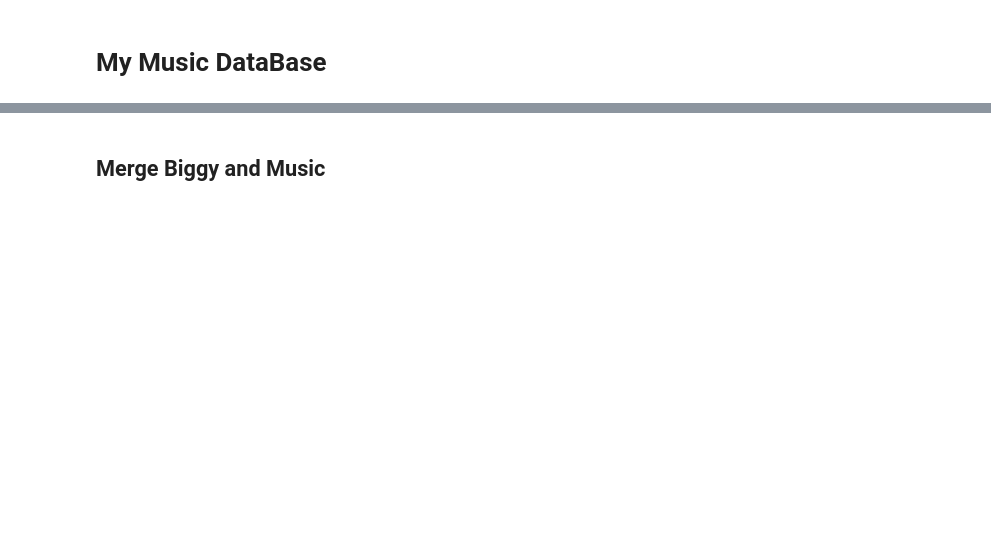
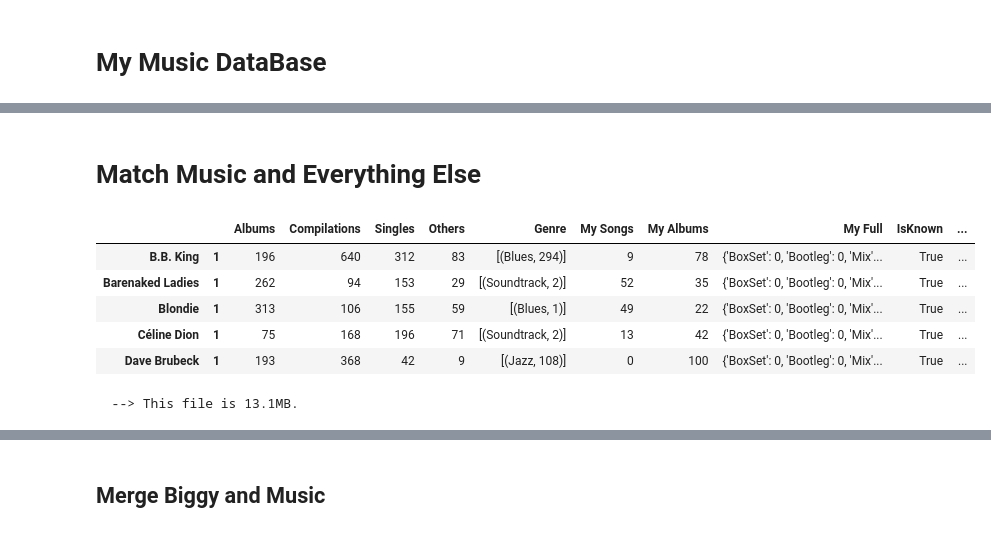
Before and after one commit to tgadf/music, a Jupyter notebook: Analysis.ipynb, the cells around one changed output, grey strips where cells are left out. Saved outputs shown, nothing was run; the diff lists cells and outputs as text; code cells hidden in the pictures; blank space fills up the shorter version.

```diff
--- a/Analysis.ipynb
+++ b/Analysis.ipynb
@@ -622,0 +532,29 @@ class matchMyMusic:
+# %%
+from collections import Counter
+
+def genre(x):
+    genres = Counter()
+    for albumType,albumTypeData in x.iteritems():
+        for album in albumTypeData:
+            types = []
+            if "Orchestra" in album:
+                types.append("Classical")
+            if "Blues" in album:
+                types.append("Blues")
+            if "Jazz" in album:
+                types.append("Jazz")
+            if sum(x in album for x in ["Music From The ", "Soundtrack", "Theme From"]) > 0:
+                types.append("Soundtrack")
+
+            for t in types:
+                genres[t] += 1
+
+    return genres.most_common(1)
+genres = masterArtistSplitAlbumsDF.apply(genre, axis=1)
+# %%
+def getNumberOfAlbums(x):
+    retval = {albumType: len(albumTypeData) for albumType,albumTypeData in x.to_dict().items() if albumType}
+    return retval
+masterArtistNumAlbumsDF = DataFrame(masterArtistSplitAlbumsDF.apply(getNumberOfAlbums , axis=1))
+masterArtistNumAlbumsDF = masterArtistNumAlbumsDF[0].apply(pd.Series).copy(deep=True)
+masterArtistNumAlbumsDF["Genre"] = genres
@@ -622,0 +570,20 @@ class matchMyMusic:
+# %% [markdown]
+# Match Music and Everything Else
+# %%
+masterMusicDF = masterArtistNumAlbumsDF.join(musicDF)
+masterMusicDF["IsKnown"] = ~masterMusicDF["My Songs"].isna()
+# %%
+masterMusicAlbumDF = masterMusicDF.join(masterArtistSplitAlbumsDF[["Albums"]], rsuffix="Unknown").copy(deep=True)
+# %%
+masterMusicAlbumDF.head()
+# %% [output]
+|  |  | Albums | Compilations | Singles | Others | Genre | My Songs | My Albums | My Full | IsKnown | ... |
+| B.B. King | 1 | 196 | 640 | 312 | 83 | [(Blues, 294)] | 9 | 78 | {'BoxSet': 0, 'Bootleg': 0, 'Mix'... | True | ... |
+| Barenaked Ladies | 1 | 262 | 94 | 153 | 29 | [(Soundtrack, 2)] | 52 | 35 | {'BoxSet': 0, 'Bootleg': 0, 'Mix'... | True | ... |
+| Blondie | 1 | 313 | 106 | 155 | 59 | [(Blues, 1)] | 49 | 22 | {'BoxSet': 0, 'Bootleg': 0, 'Mix'... | True | ... |
+| Céline Dion | 1 | 75 | 168 | 196 | 71 | [(Soundtrack, 2)] | 13 | 42 | {'BoxSet': 0, 'Bootleg': 0, 'Mix'... | True | ... |
+| Dave Brubeck | 1 | 193 | 368 | 42 | 9 | [(Jazz, 108)] | 0 | 100 | {'BoxSet': 0, 'Bootleg': 0, 'Mix'... | True | ... |
+# %%
+saveFile(idata=masterMusicAlbumDF.sort_values(by="Albums", ascending=False), ifile="MusicToGet.p")
+# %% [output]
+  --> This file is 13.1MB.
```
Also changed, not shown: parts of 93 cells of this notebook, 5 other files.
